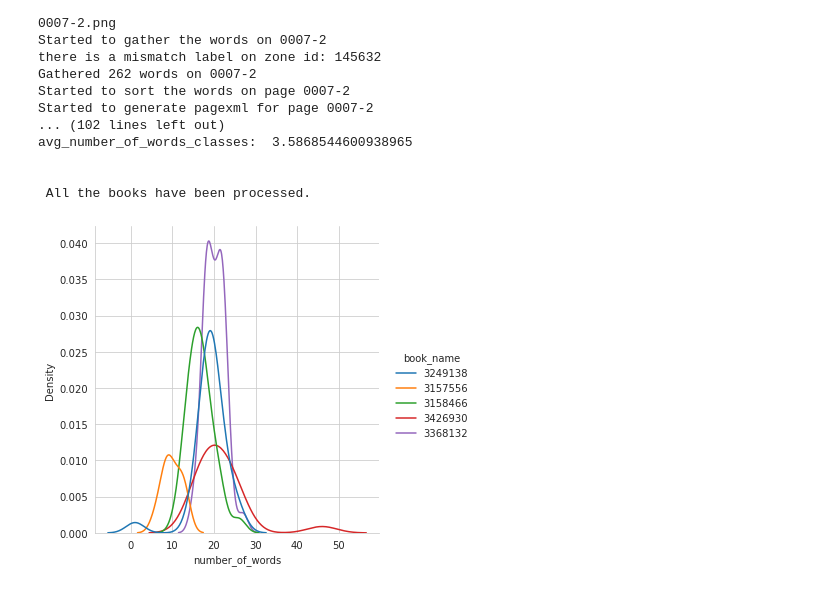
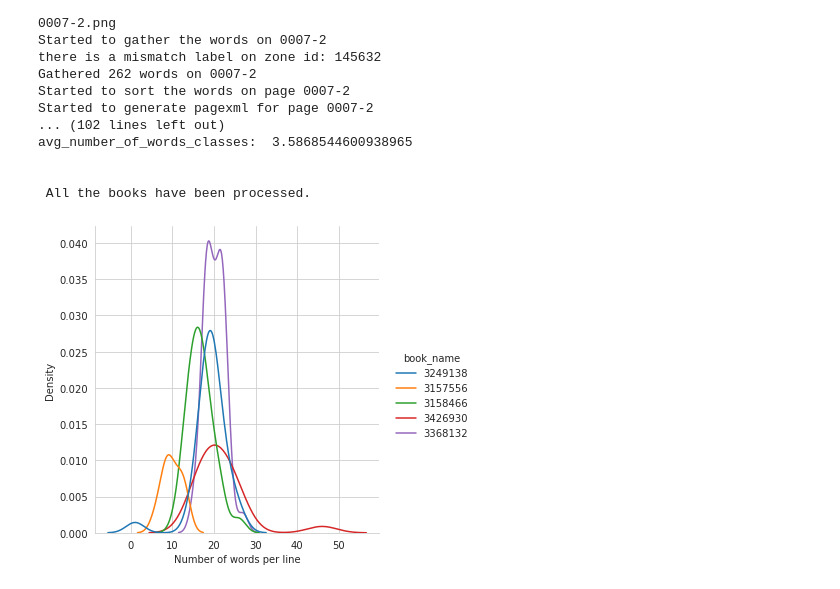
Before and after one commit to beratkurar/vmlhd_dataset_text_line_annotations_from_word_annotations, a Jupyter notebook: vml_pagexml_line_and_word_labels_from_word_labels_with_statistics.ipynb, the cells around one changed output. Drawn from its saved outputs; the diff is of its cells as text; code cells hidden in the pictures.

```diff
--- a/vml_pagexml_line_and_word_labels_from_word_labels_with_statistics.ipynb
+++ b/vml_pagexml_line_and_word_labels_from_word_labels_with_statistics.ipynb
@@ -367,10 +367,11 @@ avg_number_of_words_classes:  3.5868544600938965
 # %%
 sns.set_style('whitegrid')
 all_books_word_dist_per_line_df["number_of_words"] = all_books_word_dist_per_line_df["number_of_words"].astype(int)
-snsplot=sns.displot(data=all_books_word_dist_per_line_df, x="number_of_words", hue="book_name", kind="kde")
-snsplot.savefig('all_books_word_dist_per_line.png', dpi=300)
+plot1=sns.displot(data=all_books_word_dist_per_line_df, x="number_of_words", hue="book_name", kind="kde")
+plot1.set_axis_labels("Number of words per line", "Density")
+plot1.savefig('all_books_word_dist_per_line.png', dpi=300)
 # %% [output]
-[figure, old version]
+[figure, new version]
 # %%
 sns.set_style('whitegrid')
 all_books_word_dist_per_page_df["number_of_words"] = all_books_word_dist_per_page_df["number_of_words"].astype(int)
```
Also changed, not shown: parts of 5 cells of this notebook.
